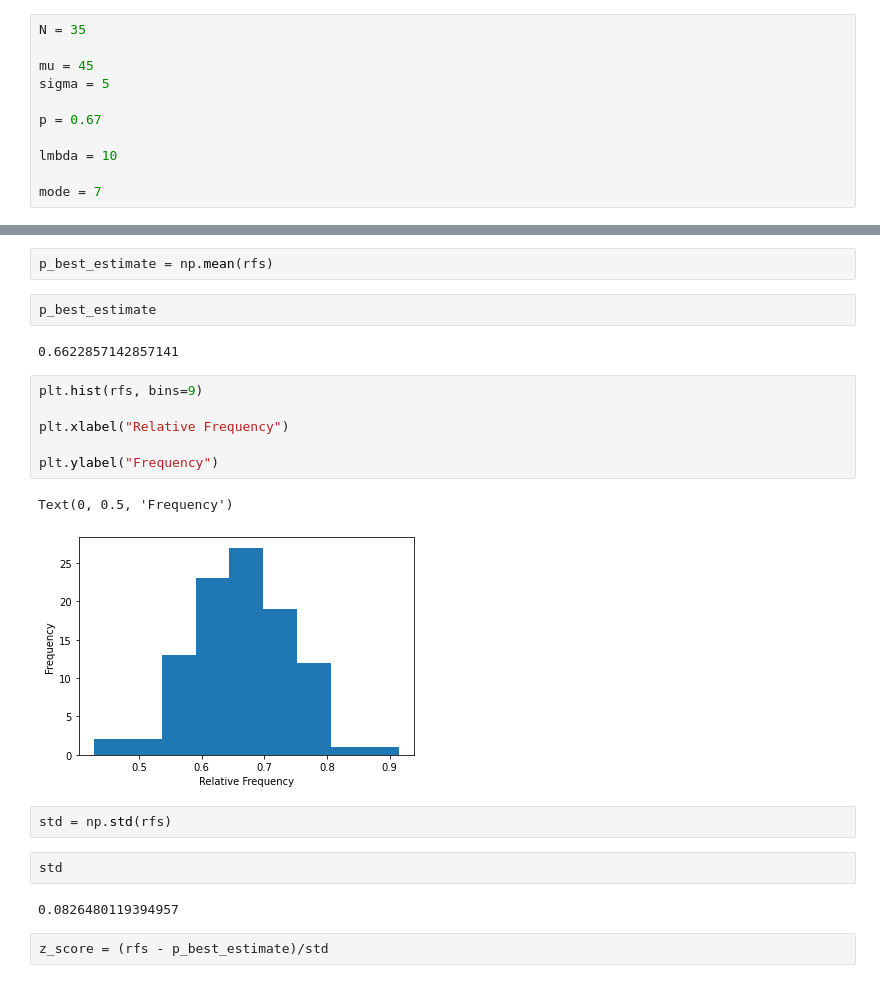
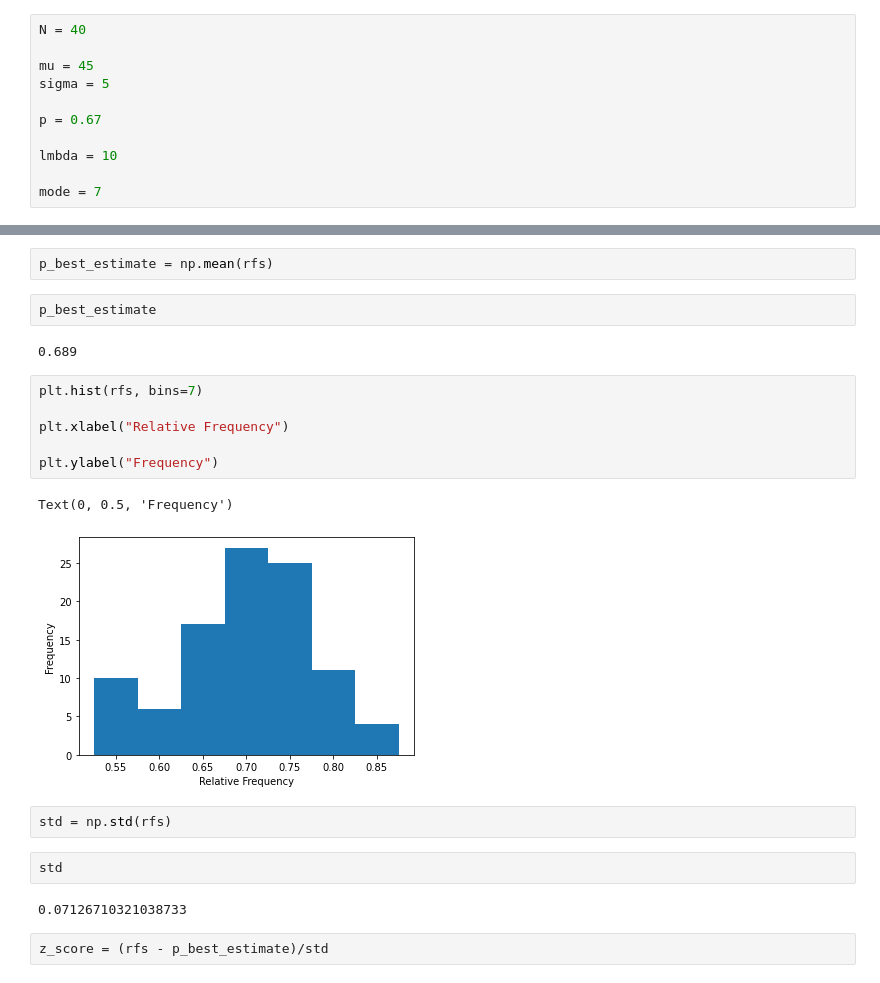
Before and after one commit to ritika-thakur/Statistics-Probability-Programming, a Jupyter notebook: Large-Sample-Domain-Demo-for-diff-distributions.ipynb, the cells around one changed output, grey strips where cells are left out. Drawn from its saved outputs; the diff is of its cells as text.

```diff
--- a/Large-Sample-Domain-Demo-for-diff-distributions.ipynb
+++ b/Large-Sample-Domain-Demo-for-diff-distributions.ipynb
@@ -1,5 +1,5 @@
 # %%
-N = 35
+N = 40
 
 mu = 45
 sigma = 5
@@ -92,22 +82,22 @@ p_best_estimate = np.mean(rfs)
 # %%
 p_best_estimate
 # %% [output]
-0.6622857142857141
+0.689
 # %%
-plt.hist(rfs, bins=9)
+plt.hist(rfs, bins=7)
 
 plt.xlabel("Relative Frequency")
 
 plt.ylabel("Frequency")
 # %% [output]
 Text(0, 0.5, 'Frequency')
-[figure, old version]
+[figure, new version]
 # %%
 std = np.std(rfs)
 # %%
 std
 # %% [output]
-0.0826480119394957
+0.07126710321038733
 # %%
 z_score = (rfs - p_best_estimate)/std
 # %%
```
Also changed, not shown: parts of 22 cells of this notebook, 1 other file.
